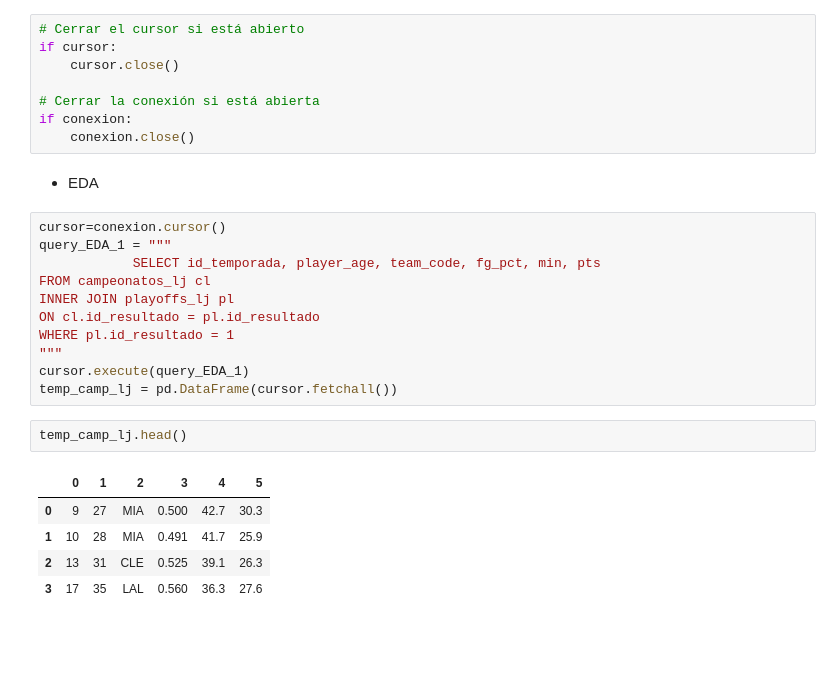
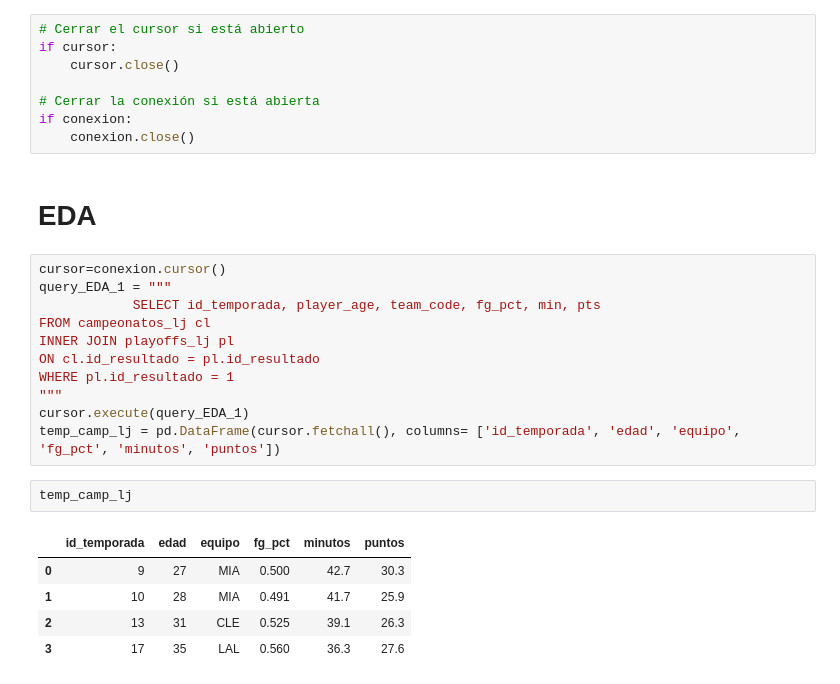
Before and after one commit to ngcarvajall/Proyecto5-GOAT_MJ_LJ, a Jupyter notebook: Notebooks/Loading.ipynb, the cells around one changed output. Drawn from its saved outputs; the diff is of its cells as text; blank space fills up the shorter version.

```diff
--- a/Notebooks/Loading.ipynb
+++ b/Notebooks/Loading.ipynb
@@ -495,7 +494,7 @@ if cursor:
 if conexion:
     conexion.close()
 # %% [markdown]
-* EDA
+# EDA
 # %%
 cursor=conexion.cursor()
 query_EDA_1 = """
@@ -506,11 +505,11 @@ ON cl.id_resultado = pl.id_resultado
 WHERE pl.id_resultado = 1
 """
 cursor.execute(query_EDA_1)
-temp_camp_lj = pd.DataFrame(cursor.fetchall())
+temp_camp_lj = pd.DataFrame(cursor.fetchall(), columns= ['id_temporada', 'edad', 'equipo', 'fg_pct', 'minutos', 'puntos'])
 # %%
-temp_camp_lj.head()
+temp_camp_lj
 # %% [output]
-|  | 0 | 1 | 2 | 3 | 4 | 5 |
+|  | id_temporada | edad | equipo | fg_pct | minutos | puntos |
 | 0 | 9 | 27 | MIA | 0.500 | 42.7 | 30.3 |
 | 1 | 10 | 28 | MIA | 0.491 | 41.7 | 25.9 |
 | 2 | 13 | 31 | CLE | 0.525 | 39.1 | 26.3 |
```
Also changed, not shown: parts of 40 cells of this notebook, 2 other files.
